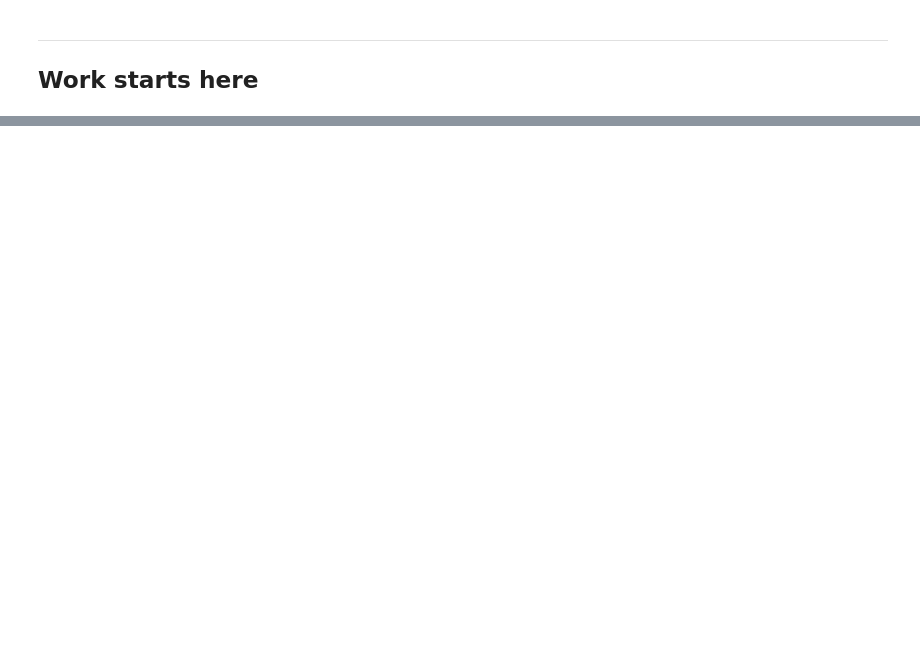
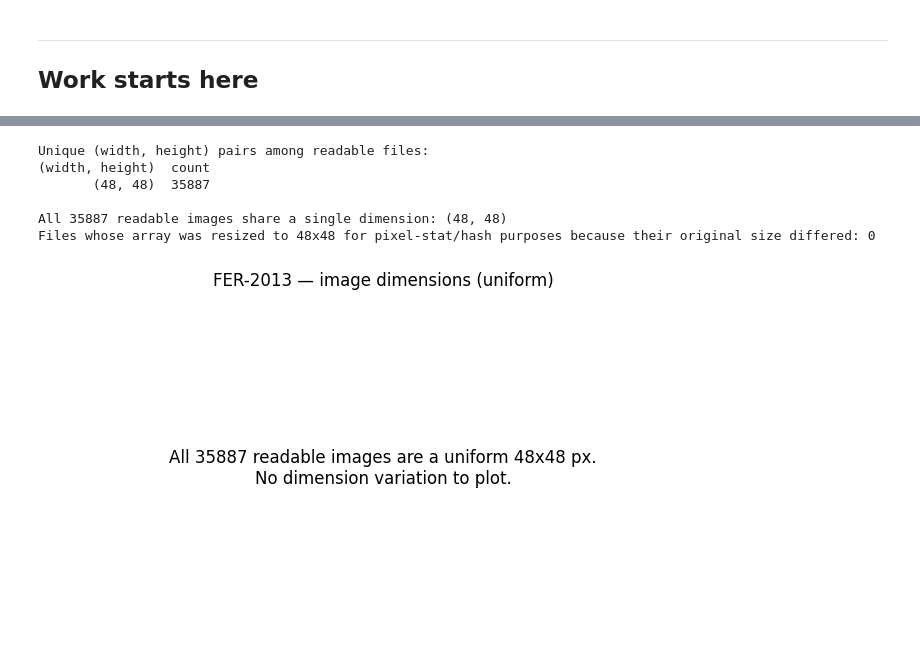
Before and after one commit to SalilaLivera/ChatBOT, a Jupyter notebook: ml/fer/notebooks/01_dataset_exploration.ipynb, the cells around one changed output, grey strips where cells are left out. Drawn from its saved outputs; the diff is of its cells as text; code cells hidden in the pictures; blank space fills up the shorter version.

```diff
--- a/ml/fer/notebooks/01_dataset_exploration.ipynb
+++ b/ml/fer/notebooks/01_dataset_exploration.ipynb
@@ -59,0 +601,50 @@ RUN["run_id"]
+# %%
+readable = ~is_corrupt
+dim_pairs = list(zip(widths[readable].tolist(), heights[readable].tolist()))
+dim_counts = pd.Series(dim_pairs).value_counts()
+dim_df = dim_counts.rename_axis("(width, height)").reset_index(name="count")
+print("Unique (width, height) pairs among readable files:")
+print(dim_df.to_string(index=False))
+
+uniform_dims = len(dim_df) == 1
+if uniform_dims:
+    only_dim = dim_df.iloc[0]["(width, height)"]
+    print(f"\nAll {int(readable.sum())} readable images share a single dimension: {only_dim}")
+else:
+    print(f"\n{len(dim_df)} distinct dimensions found among {int(readable.sum())} readable images.")
+
+n_resized_for_array = int(resized_flag[readable].sum())
+print(f"Files whose array was resized to {TARGET_W}x{TARGET_H} for pixel-stat/hash purposes "
+      f"because their original size differed: {n_resized_for_array}")
+
+# --- plot ------------------------------------------------------------------
+fig, ax = plt.subplots(figsize=(7, 4))
+if uniform_dims:
+    ax.axis("off")
+    ax.text(
+        0.5, 0.5,
+        f"All {int(readable.sum())} readable images are a uniform {only_dim[0]}x{only_dim[1]} px.\n"
+        "No dimension variation to plot.",
+        ha="center", va="center", fontsize=12, wrap=True,
+    )
+    ax.set_title("FER-2013 — image dimensions (uniform)")
+else:
+    labels = [str(t) for t in dim_df["(width, height)"]]
+    ax.bar(labels, dim_df["count"], color="#C44E52")
+    ax.set_xlabel("(width, height)")
+    ax.set_ylabel("Count")
+    ax.set_title("FER-2013 — image dimension distribution")
+    for tick in ax.get_xticklabels():
+        tick.set_rotation(45)
+        tick.set_ha("right")
+plt.tight_layout()
+plt.savefig(os.path.join(PLOT_DIR, "image_dimensions.png"), dpi=150, bbox_inches="tight")
+plt.show()
+# %% [output]
+Unique (width, height) pairs among readable files:
+(width, height)  count
+       (48, 48)  35887
+
+All 35887 readable images share a single dimension: (48, 48)
+Files whose array was resized to 48x48 for pixel-stat/hash purposes because their original size differed: 0
+[figure, added]
```
Also changed, not shown: parts of 32 cells of this notebook, 23 other files.
